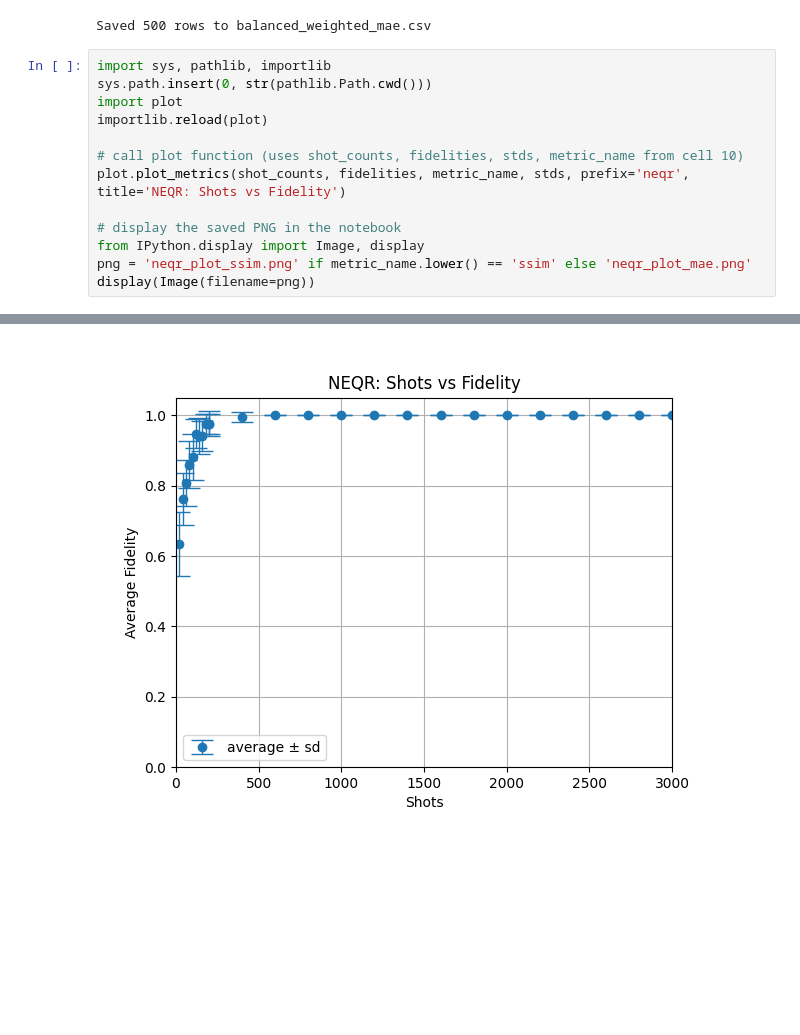
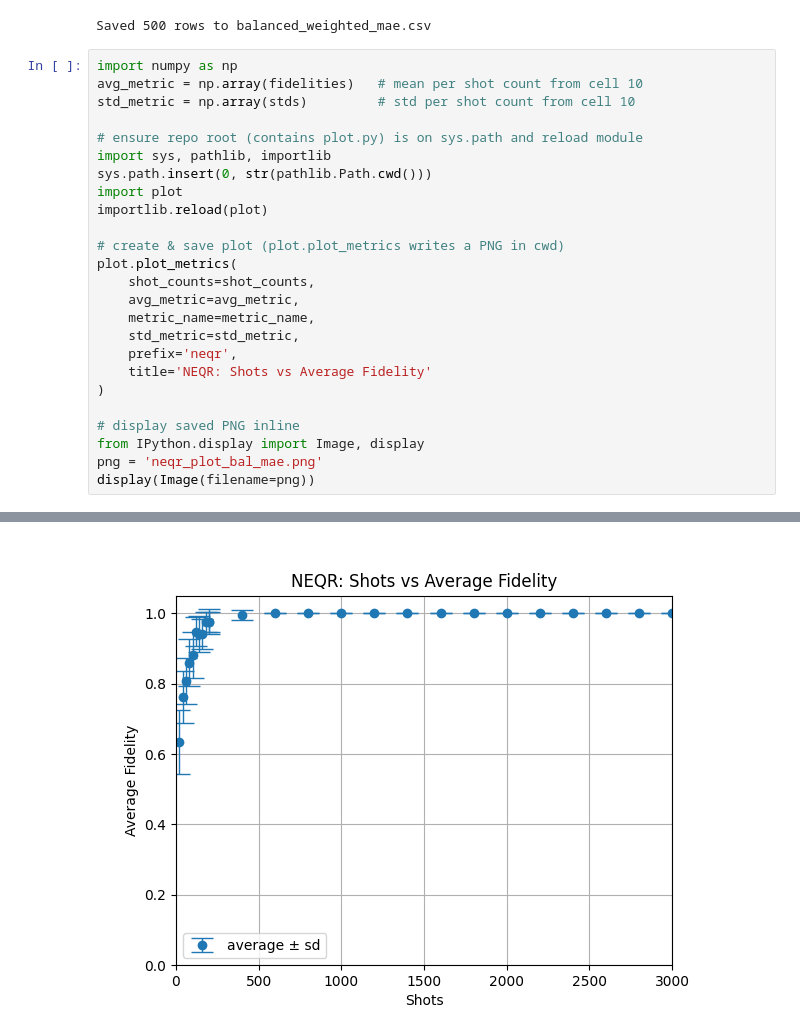
Before and after one commit to small-brain-ferret/quantum-image-ksasf, a Jupyter notebook: NEQR-greyscale/neqr.ipynb, the cells around one changed output, grey strips where cells are left out. Cells and saved outputs as stored; diff of their text form; blank space fills up the shorter version.

```diff
--- a/NEQR-greyscale/neqr.ipynb
+++ b/NEQR-greyscale/neqr.ipynb
@@ -238,34 +238,46 @@ print(f"Saved {len(df)} rows to {csv_path}")
 # %% [output]
 Saved 500 rows to balanced_weighted_mae.csv
 # %%
+import numpy as np
+avg_metric = np.array(fidelities)   # mean per shot count from cell 10
+std_metric = np.array(stds)         # std per shot count from cell 10
+
+# ensure repo root (contains plot.py) is on sys.path and reload module
 import sys, pathlib, importlib
 sys.path.insert(0, str(pathlib.Path.cwd()))
 import plot
 importlib.reload(plot)
 
-# call plot function (uses shot_counts, fidelities, stds, metric_name from cell 10)
-plot.plot_metrics(shot_counts, fidelities, metric_name, stds, prefix='neqr', title='NEQR: Shots vs Fidelity')
+# create & save plot (plot.plot_metrics writes a PNG in cwd)
+plot.plot_metrics(
+    shot_counts=shot_counts,
+    avg_metric=avg_metric,
+    metric_name=metric_name,
+    std_metric=std_metric,
+    prefix='neqr',
+    title='NEQR: Shots vs Average Fidelity'
+)
 
-# display the saved PNG in the notebook
+# display saved PNG inline
 from IPython.display import Image, display
-png = 'neqr_plot_ssim.png' if metric_name.lower() == 'ssim' else 'neqr_plot_mae.png'
+png = 'neqr_plot_bal_mae.png'
 display(Image(filename=png))
 # %% [output]
 Standard deviations for each shot count:
 Shots: 20, Std: 0.09047047070057672
 Shots: 40, Std: 0.07408031325195305
 Shots: 60, Std: 0.06612473934026808
 Shots: 80, Std: 0.06662912911523901
 Shots: 100, Std: 0.06590453315235545
 Shots: 120, Std: 0.04184948764880222
 Shots: 140, Std: 0.0511443589830797
 Shots: 160, Std: 0.0422878973150447
 Shots: 180, Std: 0.027989682764024852
 Shots: 200, Std: 0.03557764954949051
 Shots: 200, Std: 0.028548718190777218
 ... (11 lines left out)
 Shots: 2600, Std: 0.0
 Shots: 2800, Std: 0.0
 Shots: 3000, Std: 0.0
 Shot-fidelity fit failed: Residuals are not finite in the initial point.
-[figure, old version]
+[figure, new version]
```
Also changed, not shown: 1 other file.
